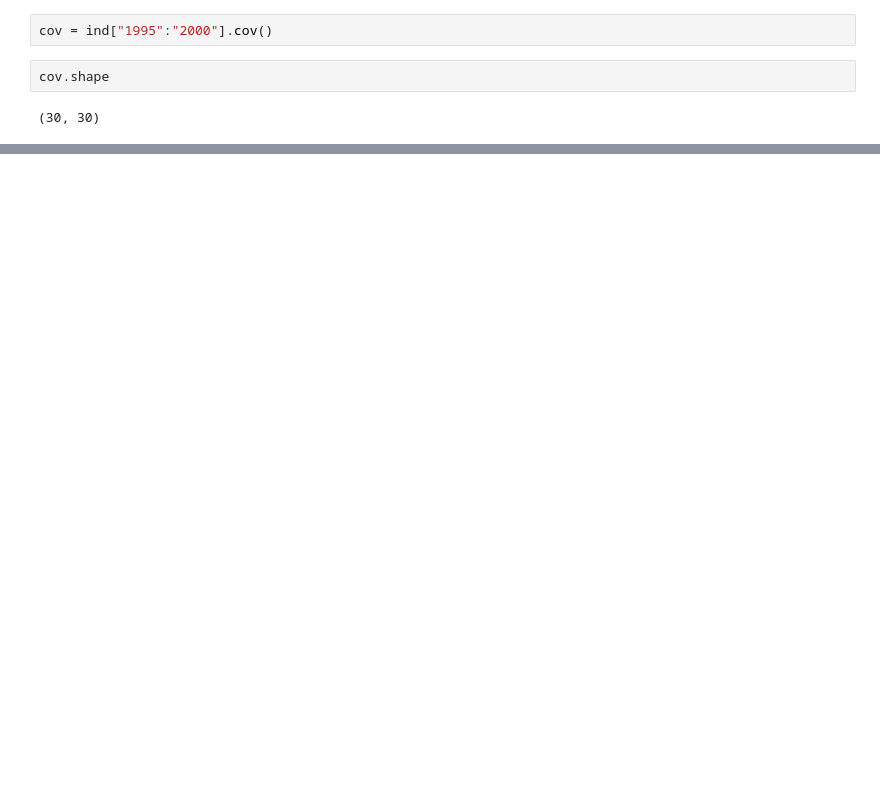
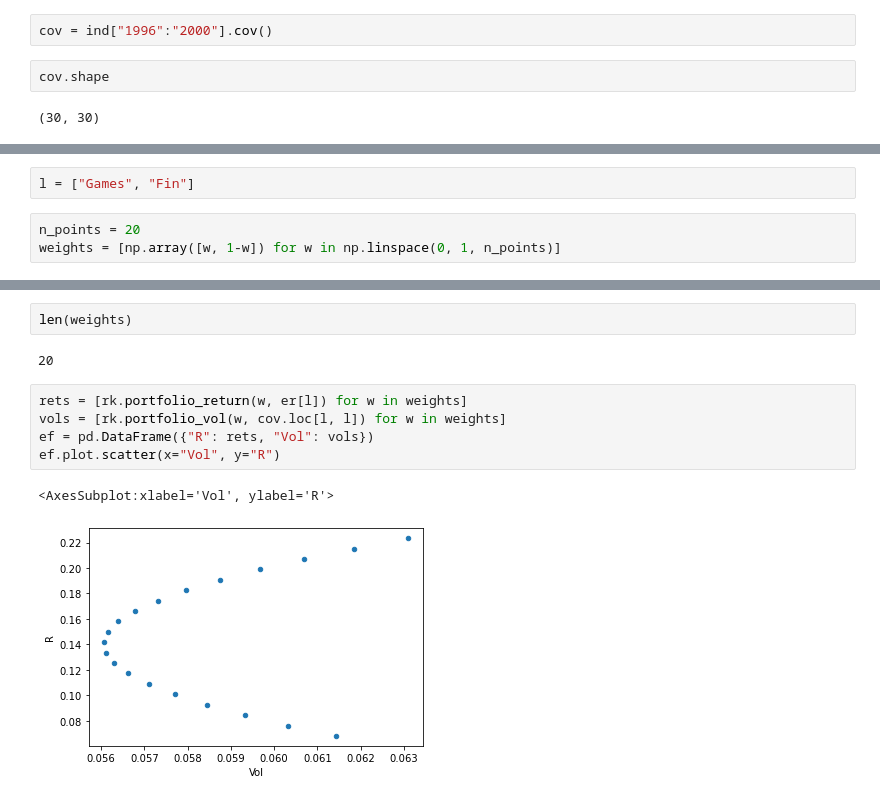
Before and after one commit to rick-villanueva/Introduction-to-Portfolio-Construction-Analysis, a Jupyter notebook: efficient_frontier.ipynb, the cells around one changed output, grey strips where cells are left out. Saved outputs shown, nothing was run; the diff lists cells and outputs as text; blank space fills up the shorter version.

```diff
--- a/efficient_frontier.ipynb
+++ b/efficient_frontier.ipynb
@@ -78,5 +79,5 @@ er.sort_values().plot.bar()
 # %%
-cov = ind["1995":"2000"].cov()
+cov = ind["1996":"2000"].cov()
 # %%
 cov.shape
 # %% [output]
@@ -83,0 +120,5 @@ cov.shape
+# %%
+l = ["Games", "Fin"]
+# %%
+n_points = 20
+weights = [np.array([w, 1-w]) for w in np.linspace(0, 1, n_points)]
@@ -83,0 +148,12 @@ cov.shape
+# %%
+len(weights)
+# %% [output]
+20
+# %%
+rets = [rk.portfolio_return(w, er[l]) for w in weights]
+vols = [rk.portfolio_vol(w, cov.loc[l, l]) for w in weights]
+ef = pd.DataFrame({"R": rets, "Vol": vols})
+ef.plot.scatter(x="Vol", y="R")
+# %% [output]
+<AxesSubplot:xlabel='Vol', ylabel='R'>
+[figure, added]
```
Also changed, not shown: parts of 13 cells of this notebook, 2 other files.
